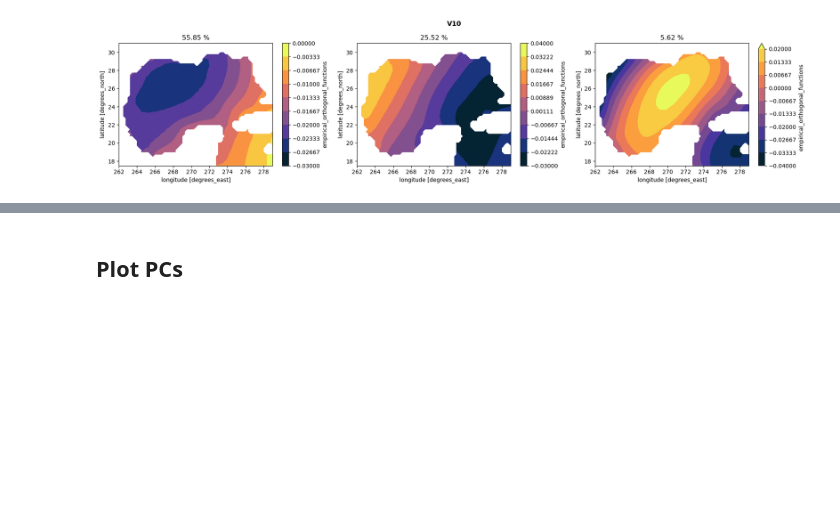
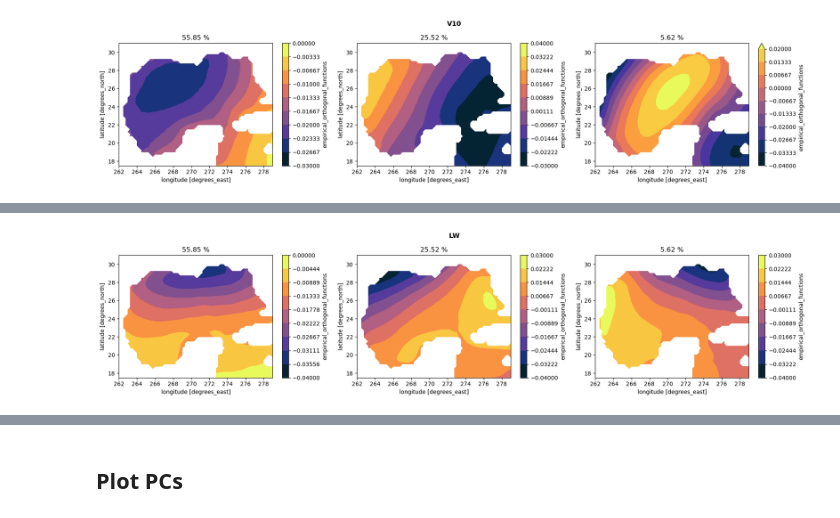
Before and after one commit to shanicetbailey/MHW-gfdl, a Jupyter notebook: 04-eofs.ipynb, the cells around one changed output, grey strips where cells are left out. Saved outputs shown, nothing was run; the diff lists cells and outputs as text; code cells hidden in the pictures; blank space fills up the shorter version.

```diff
--- a/04-eofs.ipynb
+++ b/04-eofs.ipynb
@@ -353,0 +386,12 @@ plt.suptitle('V10', fontweight='bold', y=1.05);
+# %%
+fig, ax = plt.subplots(1,3, figsize=(18,4))
+lw_eof.eofs[0].where(mask==0).plot.contourf(ax=ax[0], levels=np.linspace(-0.04, 0, 10),cmap=cmocean.cm.thermal)
+ax[0].set_title(f'{v10_eof.variance_fractions[0].values*100:.2f} %')
+lw_eof.eofs[1].where(mask==0).plot.contourf(ax=ax[1], levels=np.linspace(-0.04, 0.03, 10),cmap=cmocean.cm.thermal)
+ax[1].set_title(f'{v10_eof.variance_fractions[1].values*100:.2f} %')
+lw_eof.eofs[2].where(mask==0).plot.contourf(ax=ax[2], levels=np.linspace(-0.04, 0.03, 10),cmap=cmocean.cm.thermal)
+ax[2].set_title(f'{v10_eof.variance_fractions[2].values*100:.2f} %')
+plt.tight_layout()
+plt.suptitle('LW', fontweight='bold', y=1.05);
+# %% [output]
+[figure, added]
```
Also changed, not shown: parts of 20 cells of this notebook.
